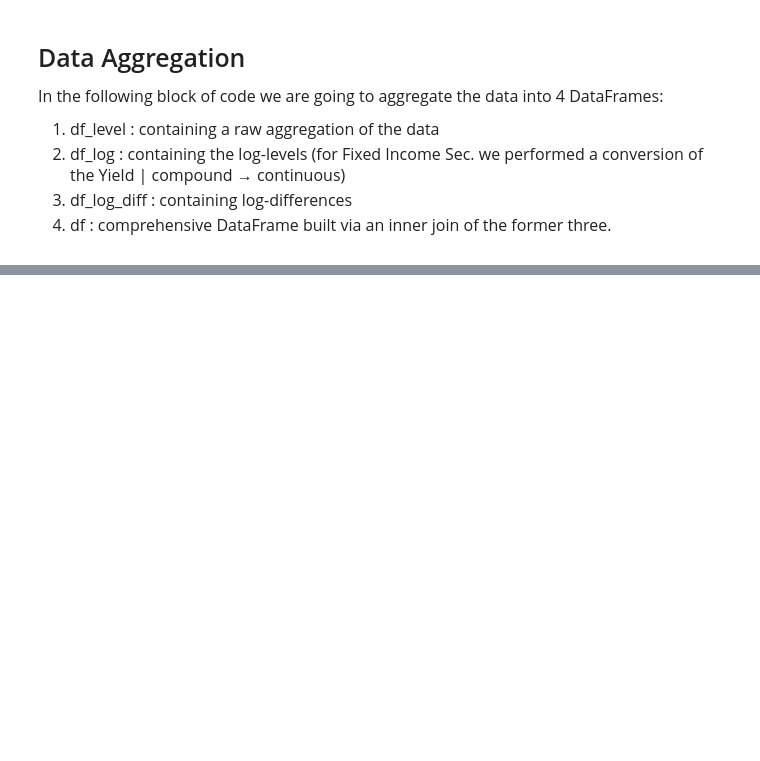
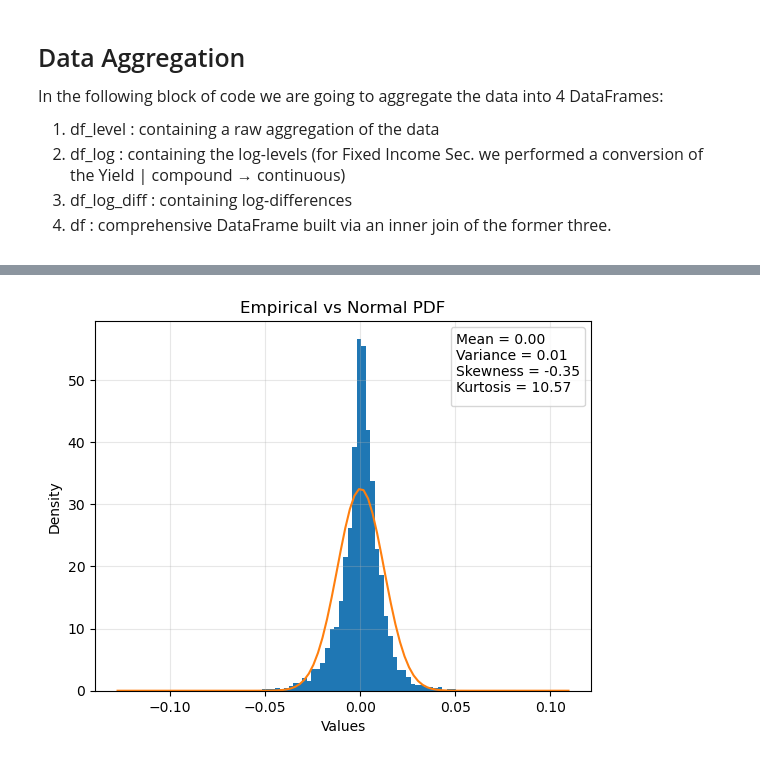
Before and after one commit to gaussianWolf/Group_Projectwork_Econometrics, a Jupyter notebook: src/question1.ipynb, the cells around one changed output, grey strips where cells are left out. Cells and saved outputs as stored; diff of their text form; code cells hidden in the pictures; blank space fills up the shorter version.

```diff
--- a/src/question1.ipynb
+++ b/src/question1.ipynb
@@ -117,3 +149,40 @@ for i in names_col:
 # %%
-description
+from scipy.stats import norm
+
+def pdf(df):
+    #DataFrame to Series
+    df = df.squeeze()
+
+    # Moments of the Distribution
+    mean = df.mean()
+    st_dev = df.std()
+    sk = df.skew()
+    kurt = df.kurt()
+
+    # Empirical Histogram
+    plt.hist(df.to_numpy(), bins=100, density=True)
+
+    # Theoretical PDF
+    x = np.linspace(np.min(df), np.max(df), 100)
+    pdf = norm.pdf(x, loc=mean, scale=st_dev)
+    plt.plot(x, pdf)
+
+    # Formatting a legend with main distribution specs
+    text = (
+        f"Mean = {mean:.2f}\n"
+        f"Variance = {st_dev:.2f}\n"
+        f"Skewness = {sk:.2f}\n"
+        f"Kurtosis = {kurt:.2f}"
+    )
+    plt.legend(title=text, loc='upper right', fontsize=9, title_fontsize=10)
+
+    # Labels and Title
+    plt.xlabel('Values')
+    plt.ylabel('Density')
+    plt.title('Empirical vs Normal PDF')
+
+    plt.grid(alpha=0.3)
+    plt.show()
+
+pdf(log_eq_idx.diff())
 # %% [output]
@@ -128,0 +189 @@ description
+[figure, added]
```
Also changed, not shown: parts of 10 cells of this notebook.
